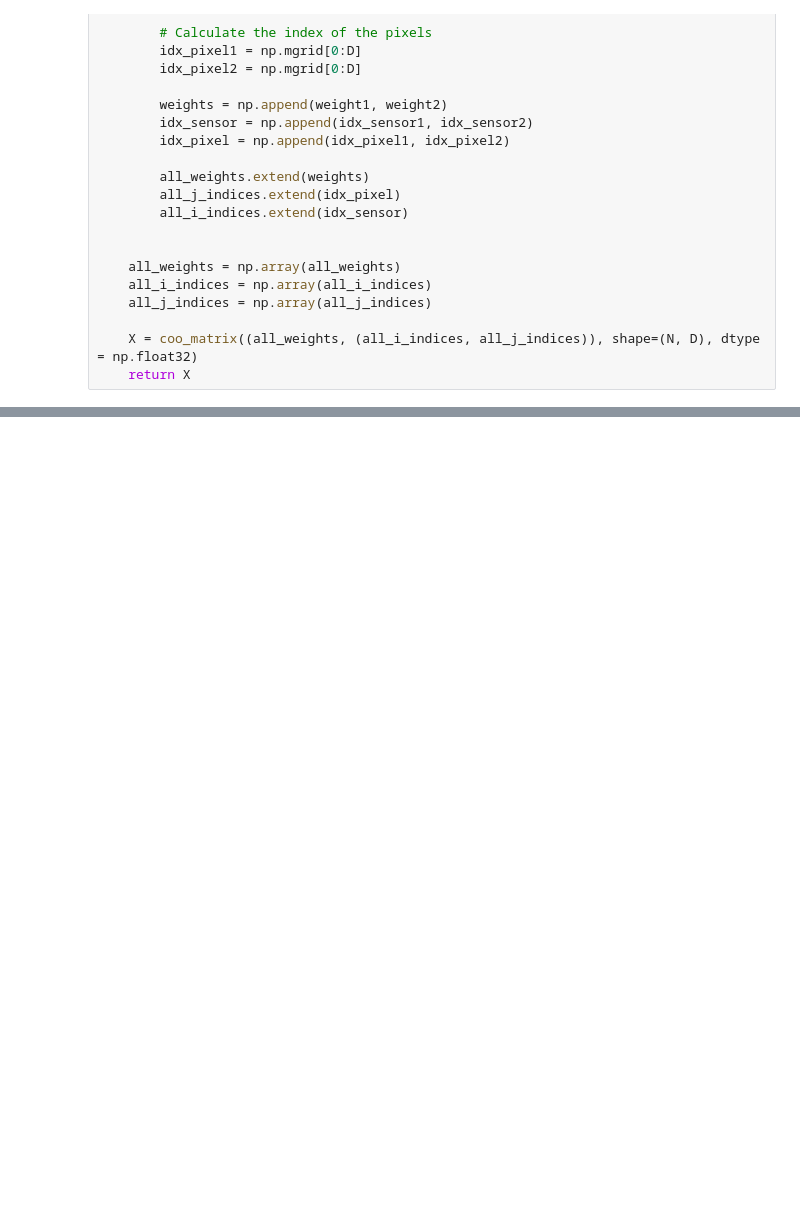
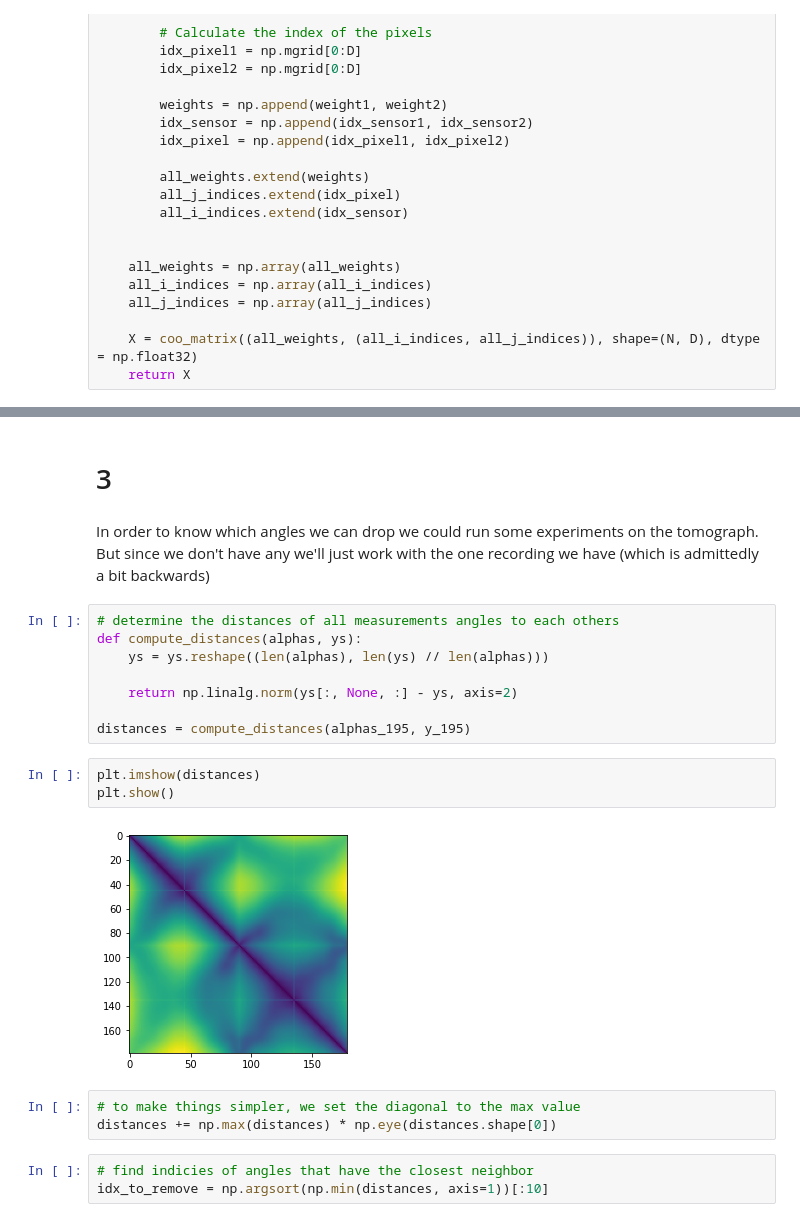
Before and after one commit to J-Gann/FML, a Jupyter notebook: ex05/tomography.ipynb, the cells around one changed output, grey strips where cells are left out. Cells and saved outputs as stored; diff of their text form; blank space fills up the shorter version.

```diff
--- a/ex05/tomography.ipynb
+++ b/ex05/tomography.ipynb
@@ -88,0 +117,23 @@ plt.show()
+# %% [markdown]
+# 3
+# %% [markdown]
+In order to know which angles we can drop we could run some experiments on the tomograph. But since we don't have any we'll just work with the one recording we have (which is admittedly a bit backwards)
+# %%
+# determine the distances of all measurements angles to each others
+def compute_distances(alphas, ys):
+    ys = ys.reshape((len(alphas), len(ys) // len(alphas)))
+
+    return np.linalg.norm(ys[:, None, :] - ys, axis=2)
+
+distances = compute_distances(alphas_195, y_195)
+# %%
+plt.imshow(distances)
+plt.show()
+# %% [output]
+[figure, added]
+# %%
+# to make things simpler, we set the diagonal to the max value
+distances += np.max(distances) * np.eye(distances.shape[0])
+# %%
+# find indicies of angles that have the closest neighbor
+idx_to_remove = np.argsort(np.min(distances, axis=1))[:10]
```
Also changed, not shown: parts of 16 cells of this notebook.
